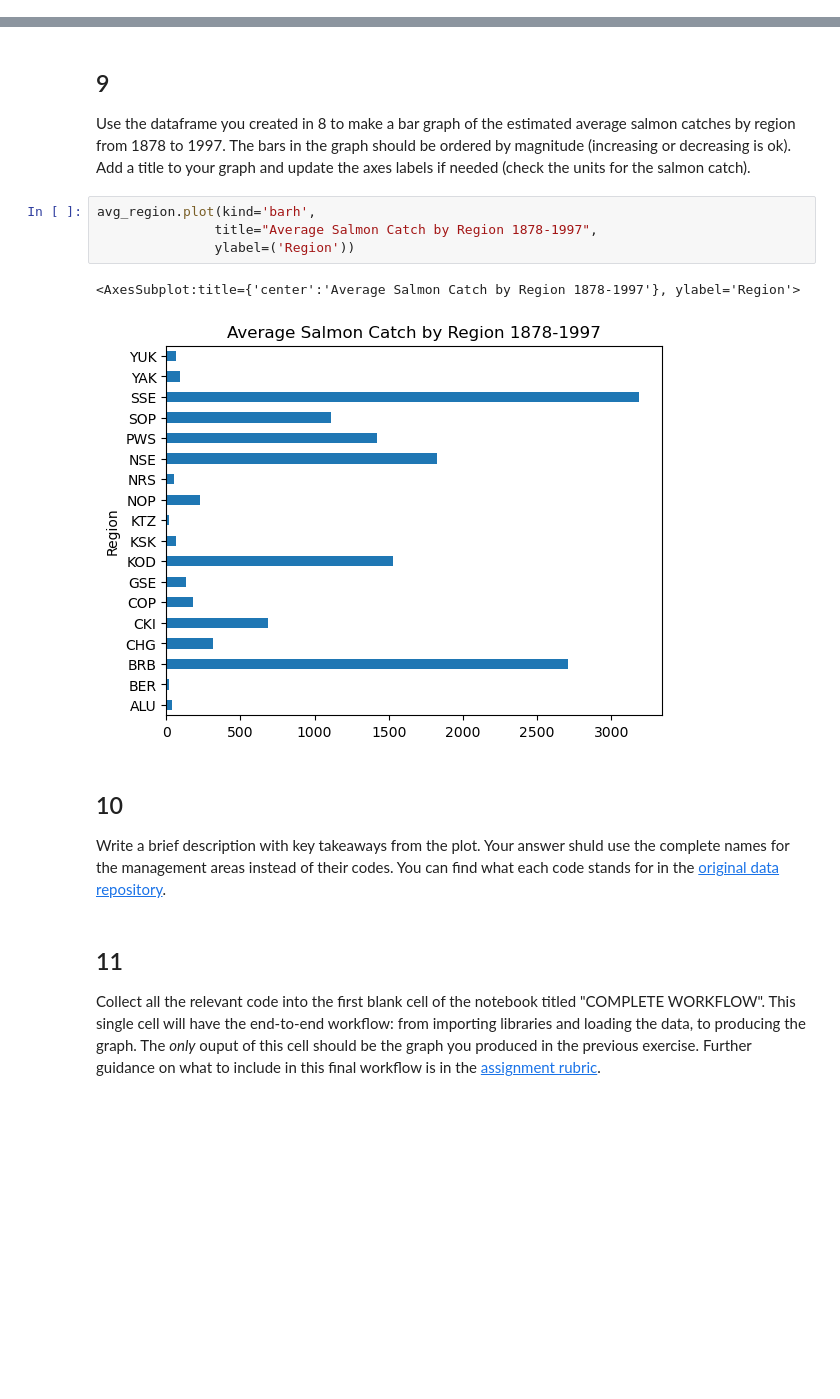
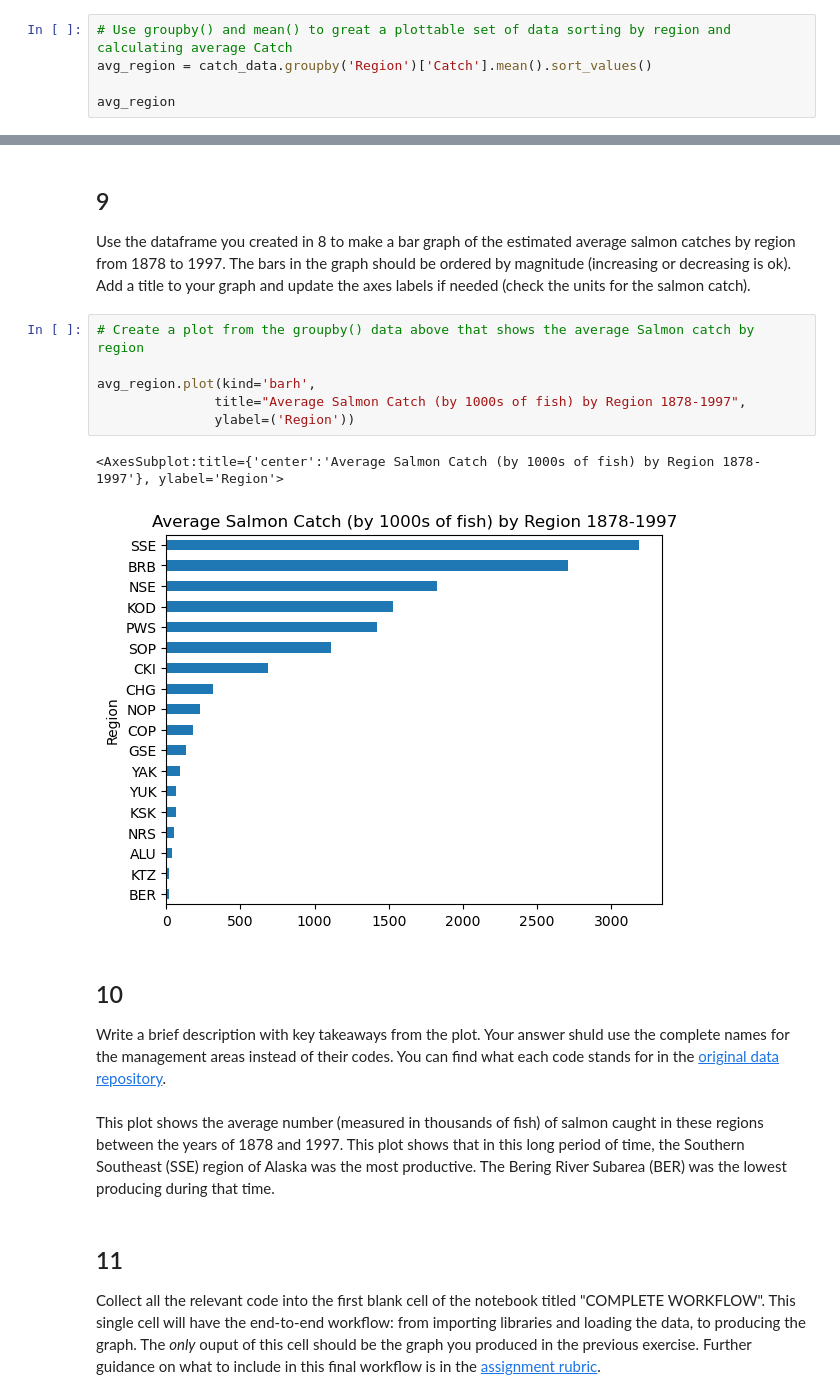
Before and after one commit to jorb1/eds220-hwk2, a Jupyter notebook: hwk2-task2-salmon-JORGENSEN.ipynb, the cells around one changed output, grey strips where cells are left out. Drawn from its saved outputs; the diff is of its cells as text; blank space fills up the shorter version.

```diff
--- a/hwk2-task2-salmon-JORGENSEN.ipynb
+++ b/hwk2-task2-salmon-JORGENSEN.ipynb
@@ -262,0 +257,5 @@ Name: Catch, dtype: float64
+# %%
+# Use groupby() and mean() to great a plottable set of data sorting by region and calculating average Catch
+avg_region = catch_data.groupby('Region')['Catch'].mean().sort_values()
+
+avg_region
@@ -267,12 +287,14 @@ Name: Catch, dtype: float64
 
 Use the dataframe you created in 8 to make a bar graph of the estimated average salmon catches by region from 1878 to 1997. The bars in the graph should be ordered by magnitude (increasing or decreasing is ok). Add a title  to your graph and update the axes labels if needed (check the units for the salmon catch).
 # %%
+# Create a plot from the groupby() data above that shows the average Salmon catch by region
+
 avg_region.plot(kind='barh',
-               title="Average Salmon Catch by Region 1878-1997",
+               title="Average Salmon Catch (by 1000s of fish) by Region 1878-1997",
                ylabel=('Region'))
 # %% [output]
-<AxesSubplot:title={'center':'Average Salmon Catch by Region 1878-1997'}, ylabel='Region'>
+<AxesSubplot:title={'center':'Average Salmon Catch (by 1000s of fish) by Region 1878-1997'}, ylabel='Region'>
-[figure, old version]
+[figure, new version]
 # %% [markdown]
 <!-- END QUESTION -->
 
@@ -281,6 +303,8 @@ avg_region.plot(kind='barh',
 ## 10
 
 Write a brief description with key takeaways from the plot. Your answer shuld use the complete names for the management areas instead of their codes. You can find what each code stands for in the [original data repository](https://knb.ecoinformatics.org/view/df35b.304.2#df35b.303.1).
+# %% [markdown]
+This plot shows the average number (measured in thousands of fish) of salmon caught in these regions between the years of 1878 and 1997. This plot shows that in this long period of time, the Southern Southeast (SSE) region of Alaska was the most productive. The Bering River Subarea (BER) was the lowest producing during that time.
 # %% [markdown]
 ## 11
 
```
Also changed, not shown: parts of 12 cells of this notebook.
